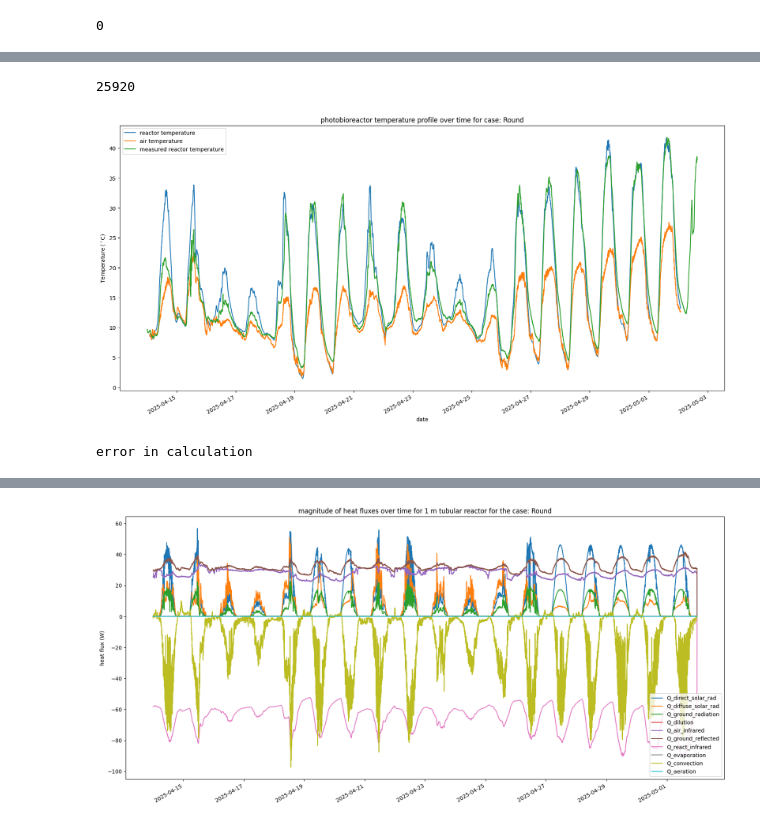
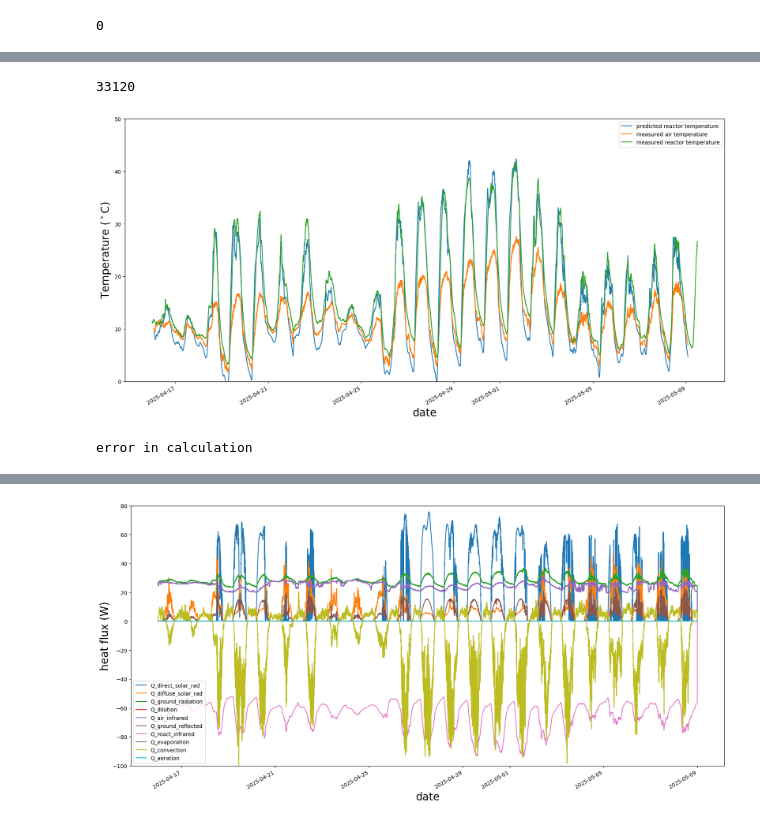
Before and after one commit to MatthijsKok01/Code, a Jupyter notebook: import_data.ipynb, the cells around one changed output, grey strips where cells are left out. Saved outputs shown, nothing was run; the diff lists cells and outputs as text; code cells hidden in the pictures.

```diff
--- a/import_data.ipynb
+++ b/import_data.ipynb
@@ -399,11 +423,12 @@ def reactor_infrared_radiation(t,y,time_index):
 # %%
 # Returns the amount of heat coming into the system based on measured ground radiation
-def ground_infrared_radiation(t,y,time_index):      #assume the Lup value is indeed the emmited ground radiation
+def ground_reflected_rad(t,y,time_index):
     if case == 'Flat':
-        Q = tau_reactor*epsilon_reactor*data.G_Lup[time_index]*2*R_reactor*L              # Area is cross section
+        Q=tau_reactor*epsilon_reactor*data.G_Lup[time_index]*2*R_reactor*L              # Area is cross section
     elif case == 'Round':
-        Q = Q = tau_reactor*epsilon_reactor*data.G_Lup[time_index]*2*R_reactor*L*round_factor
+        Q = tau_reactor*epsilon_reactor*data.G_Lup[time_index]*2*R_reactor*L*round_factor
     else:
-        Q = 0
+        Q =  tau_reactor*epsilon_reactor*data.G_Lup[time_index]*2*R_reactor*L*F_round_multiple
     #Q = tau_reactor*epsilon_reactor*data.Lup[time_index]*2*R_reactor*L             # can be adapted so that the area can include view factor
     return Q
+F_round_multiple
@@ -410,12 +437,13 @@ def ground_infrared_radiation(t,y,time_index):      #assume the Lup value is ind
 # %%
-def ground_reflected_rad(t,y,time_index):
+def ground_infrared_radiation(t,y,time_index):      #assume the Lup value is indeed the emmited ground radiation
     if case == 'Flat':
-        Q = albedo*(data.G_Dh[time_index]+data.G_Lin[time_index]+data.G_Gh[time_index])*2*R_reactor*L*tau_reactor*epsilon_reactor
+        #Q = albedo*(data.G_Dh[time_index]+data.G_Lin[time_index]+data.G_Gh[time_index])*2*R_reactor*L*tau_reactor*epsilon_reactor
+        Q = tau_reactor*epsilon_reactor*R_reactor*2*L*data.G_ref[time_index]
     elif case=='Round':
         #Q = Q = albedo*(data.G_Dh[time_index]+data.G_Lin[time_index]+data.G_Gh[time_index])*2*R_reactor*L*tau_reactor*epsilon_reactor*round_factor
         Q = tau_reactor*epsilon_reactor*R_reactor*2*L*round_factor*data.G_ref[time_index]
     else:
-        Q=0
+        Q = tau_reactor*epsilon_reactor*R_reactor*2*L*F_round_multiple*data.G_ref[time_index]
     return Q
 # %%
 def convection(t,y,time_index):
@@ -464,7 +492,14 @@ def convection(t,y,time_index):
         m = 0.805
     else:
         return 0
-    Nu_air = C*(Re_air**m)*(Pr_air**(1/3))
+    if case == 'Flat':
+        Nu_air = C*(Re_air**m)*(Pr_air**(1/3))
+    elif case == 'Round':
+        Nu_air = C*(Re_air**m)*(Pr_air**(1/3))
+    else:
+        C = 0.0633
+        m = 0.752
+        Nu_air = C*(Re_air**m)*(Pr_air**(1/3))
     Nu_inside = 0.027*(Re_reactor**0.8)*(Pr_reactor**0.33)*(L+0.7*((2*R_reactor))/L)   # for Re>2000 accroding to reader transfer processes
     R_inside = 1/(Nu_inside*k_reactor*math.pi*L)
     R_glass = math.log((R_reactor+glass_thickness)/R_reactor)/(2*math.pi*L*lambda_glass)    # according to tabel 7.2 in book 'fundamentals of heat and mass transfer' 3.26
@@ -608,23 +643,24 @@ t_array = np.arange(0,len(y_vals),1)
 #air_temp = data.Ta[hours*24]
 #t_vals_days = 24/hours
 #time_values = data.date_time[t_span/time_int]
-
+font = 20
 
 ##          plot results
-plt.xlabel('date')
+plt.xlabel('date',fontsize=font)
 plt.rcParams["figure.figsize"] = (20,10)
-plt.ylabel('Temperature ($^\circ$C)')
-plt.title('photobioreactor temperature profile over time for case: '+case)
+plt.ylabel('Temperature ($^\circ$C)',fontsize=font)
+#plt.title('photobioreactor temperature profile over time for case: '+case)
 plt.plot(data.date_time[t_array], y_vals-273.15,data.date_time,data.Ta-273.15,logger_data['Datum'],logger_data['T HE in[°C]'])
 #plt.plot(time_values,y_vals[:-1]-273.15)
 plt.gcf().autofmt_xdate()
-plt.legend(['reactor temperature','air temperature','measured reactor temperature'])
+plt.legend(['predicted reactor temperature','measured air temperature','measured reactor temperature'])
+plt.ylim(0,50)
 #data.date_time[t_array]
 time_values = time_values[0:-1] # needed for printing the fluxes
 len(t_span)
 # %% [output]
-25920
+33120
-[figure, old version]
+[figure, new version]
 # %%
 #reverse engineer the heat fluxes, can not extract them directly out of the heat balance function because the integration method
 # integration method loops over heat balance multiple times per time step.
@@ -675,8 +711,10 @@ plt.rcParams["figure.figsize"] = (20,10)
 plt.plot(time_values,Fluxes)
 plt.legend(columnheader)
 plt.gcf().autofmt_xdate()
-plt.title('magnitude of heat fluxes over time for 1 m tubular reactor for the case: '+case)
-plt.ylabel('heat flux (W)')
+#plt.title('magnitude of heat fluxes over time for 1 m tubular reactor for the case: '+case)
+plt.ylabel('heat flux (W)',fontsize=font)
+plt.xlabel('date',fontsize=font)
+plt.ylim(-100,80)
 time_values
 # %% [output]
 error in calculation
@@ -695,4 +733,4 @@ Name: timestamp, Length: 25920, dtype: datetime64[ns, UTC]
-[figure, old version]
+[figure, new version]
 # %%
 plt.xlabel('date')
 plt.rcParams["figure.figsize"] = (20,10)
```
Also changed, not shown: parts of 22 cells of this notebook, 1 other file.
